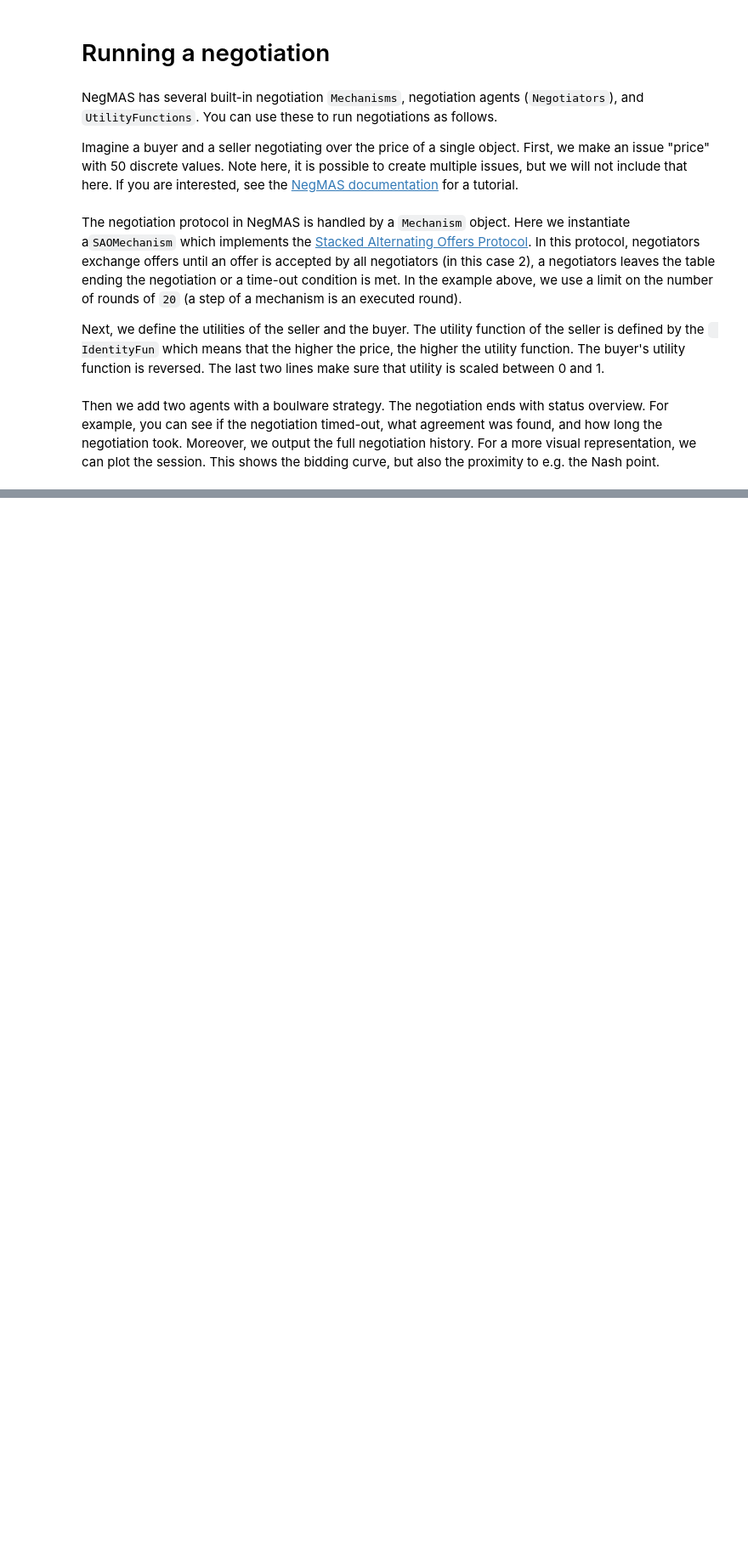
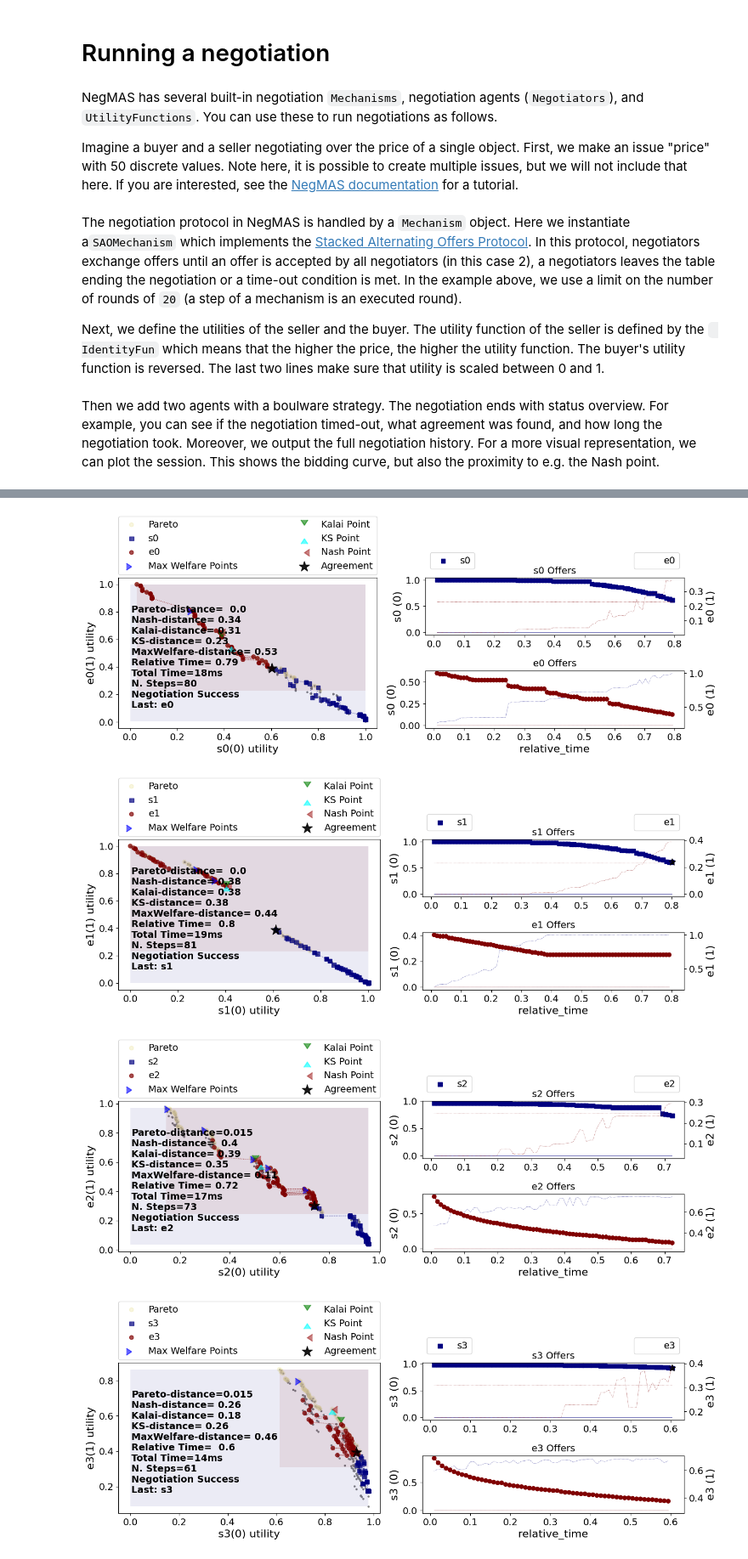
Before and after one commit to autoneg/anl2025, a Jupyter notebook: docs/docs/tutorials/notebooks/Tutorial_run_a_negotiation.ipynb, the cells around one changed output, grey strips where cells are left out. Shown at 85% size. Saved outputs shown, nothing was run; the diff lists cells and outputs as text; code cells hidden in the pictures; blank space fills up the shorter version.

```diff
--- a/docs/docs/tutorials/notebooks/Tutorial_run_a_negotiation.ipynb
+++ b/docs/docs/tutorials/notebooks/Tutorial_run_a_negotiation.ipynb
@@ -109,0 +111,4 @@ SAOState(
+# %%
+from anl2025 import make_multideal_scenario
+
+scenario = make_multideal_scenario(nedges=8)
@@ -109,0 +133,8 @@ SAOState(
+# %%
+from anl2025 import run_session
+results = run_session(scenario)
+# %% [output]
+[figure, added]
+[figure, added]
+[figure, added]
+[figure, added]
```
Also changed, not shown: parts of 7 cells of this notebook, 33 other files.
